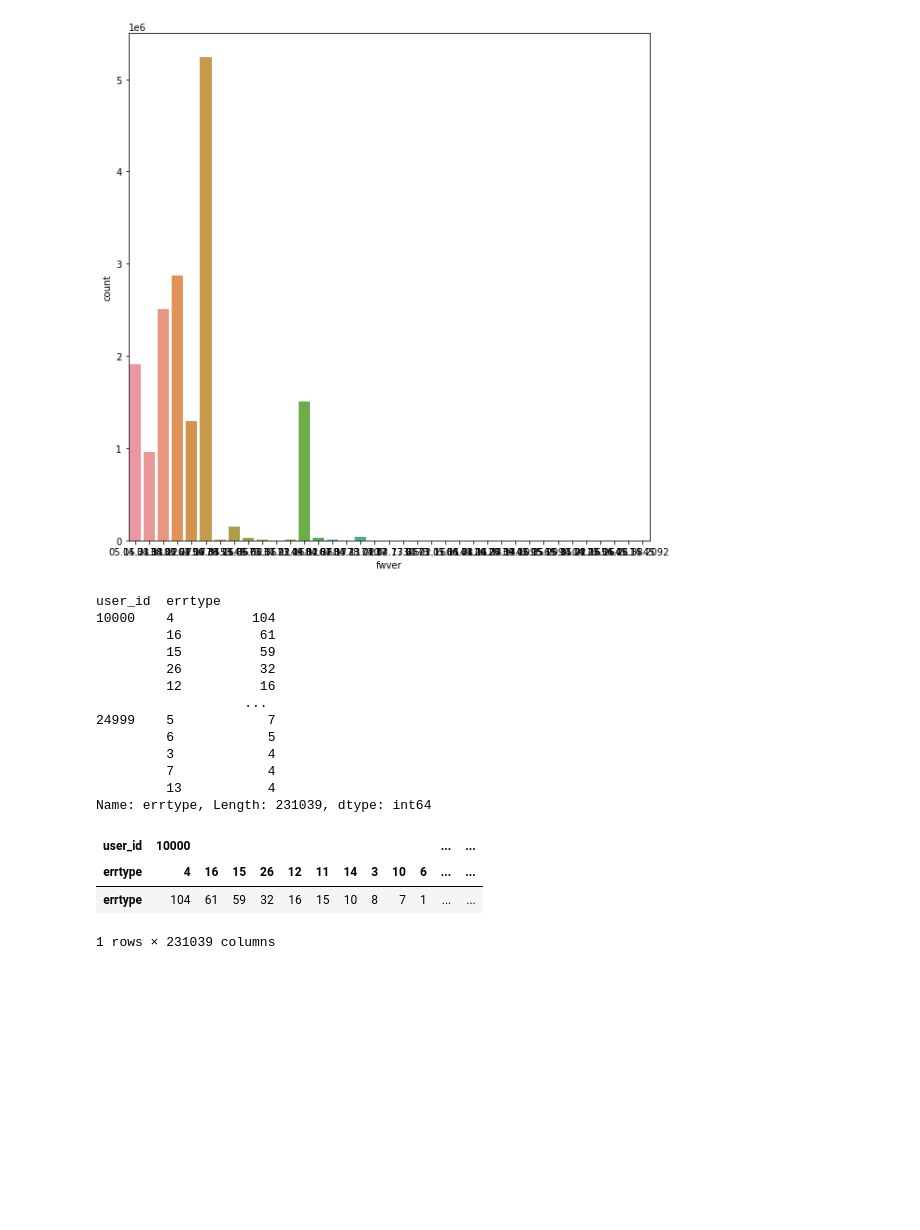
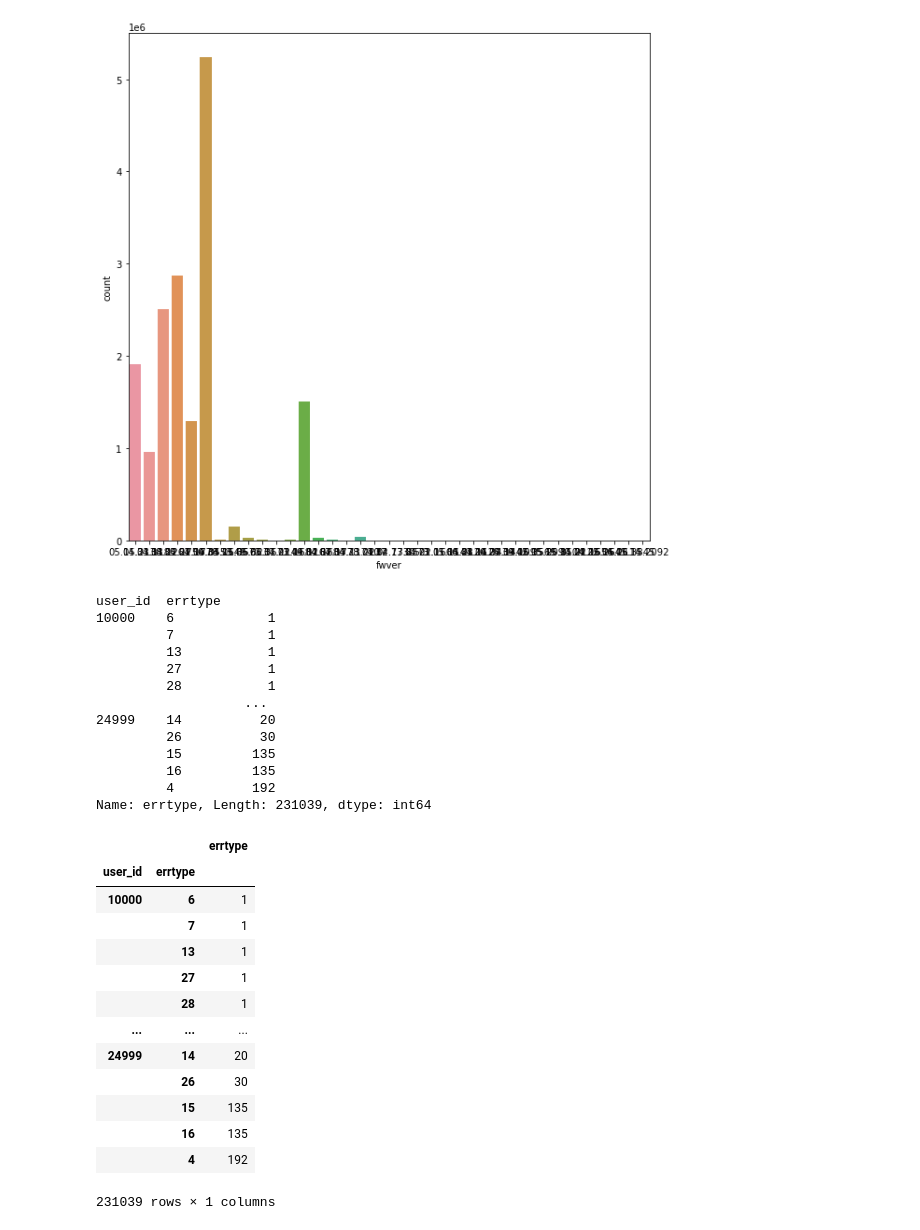
Before and after one commit to hundredeuk2/python, a Jupyter notebook: Dacon/LG_AI/1st_try.ipynb, the cells around one changed output. Cells and saved outputs as stored; diff of their text form; code cells hidden in the pictures; blank space fills up the shorter version.

```diff
--- a/Dacon/LG_AI/1st_try.ipynb
+++ b/Dacon/LG_AI/1st_try.ipynb
@@ -105,29 +105,39 @@ sns.countplot(x='fwver',data=train_err_df)
 <AxesSubplot:xlabel='fwver', ylabel='count'>
 [figure]
 # %%
-error_df = train_err_df.groupby('user_id')['errtype'].value_counts()
+error_df = train_err_df.groupby('user_id')['errtype'].value_counts(ascending=True)
 # %%
 error_df
 # %% [output]
 user_id  errtype
-10000    4          104
-         16          61
-         15          59
-         26          32
-         12          16
+10000    6            1
+         7            1
+         13           1
+         27           1
+         28           1
                    ...
-24999    5            7
-         6            5
-         3            4
-         7            4
-         13           4
+24999    14          20
+         26          30
+         15         135
+         16         135
+         4          192
 Name: errtype, Length: 231039, dtype: int64
 # %%
 error_df = pd.DataFrame(error_df)
 # %%
-error_df.T
+error_df
 # %% [output]
-| user_id | 10000 |  |  |  |  |  |  |  |  |  | ... | ... |
-| errtype | 4 | 16 | 15 | 26 | 12 | 11 | 14 | 3 | 10 | 6 | ... | ... |
-| errtype | 104 | 61 | 59 | 32 | 16 | 15 | 10 | 8 | 7 | 1 | ... | ... |
+|  |  | errtype |
+| user_id | errtype |  |
+| 10000 | 6 | 1 |
+|  | 7 | 1 |
+|  | 13 | 1 |
+|  | 27 | 1 |
+|  | 28 | 1 |
+| ... | ... | ... |
+| 24999 | 14 | 20 |
+|  | 26 | 30 |
+|  | 15 | 135 |
+|  | 16 | 135 |
+|  | 4 | 192 |
-1 rows × 231039 columns
+231039 rows × 1 columns
```
Also changed, not shown: parts of 7 cells of this notebook.
